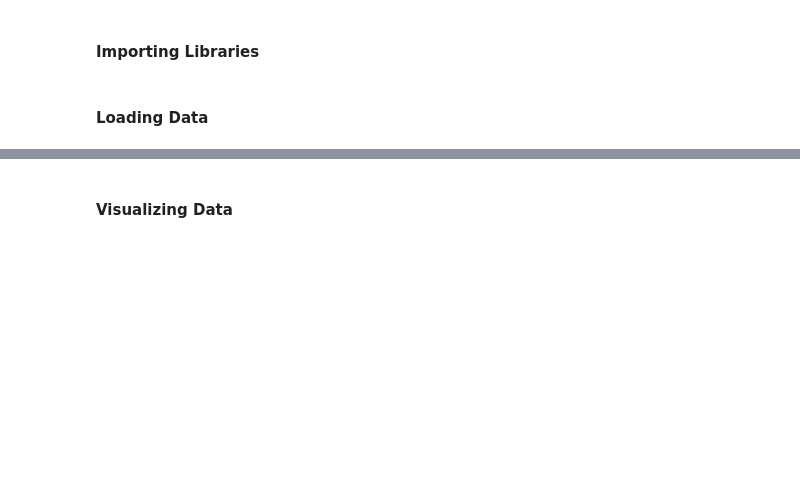
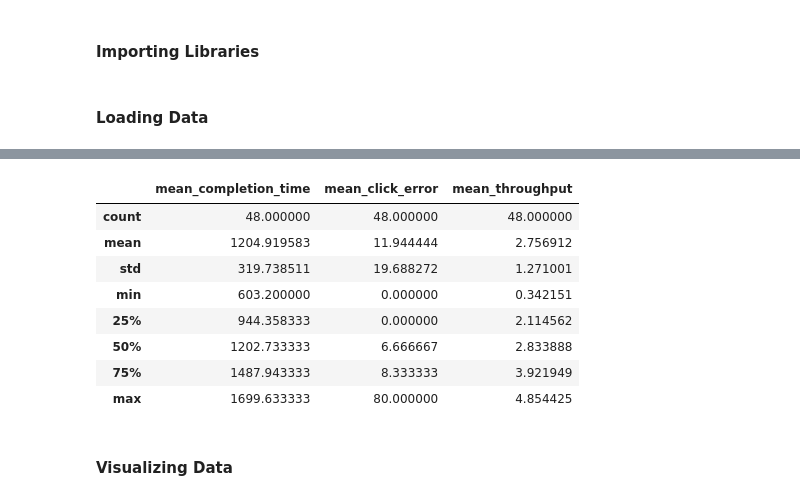
Before and after one commit to archit31uniyal/annova_test, a Jupyter notebook: Fittslaw_Graph_2ANOVA - Python.ipynb, the cells around one changed output, grey strips where cells are left out. Cells and saved outputs as stored; diff of their text form; code cells hidden in the pictures; blank space fills up the shorter version.

```diff
--- a/Fittslaw_Graph_2ANOVA - Python.ipynb
+++ b/Fittslaw_Graph_2ANOVA - Python.ipynb
@@ -50,6 +50,18 @@ df.head()
 | 2 | P1 | S0 | C3 | Non-Dominant | Touchpad | Intermediate | ... |
 | 3 | P1 | S0 | C2 | Dominant | Touchpad | Intermediate | ... |
 | 4 | P1 | S2 | C1 | Non-Dominant | Mouse | Intermediate | ... |
+# %%
+df.describe()
+# %% [output]
+|  | mean_completion_time | mean_click_error | mean_throughput |
+| count | 48.000000 | 48.000000 | 48.000000 |
+| mean | 1204.919583 | 11.944444 | 2.756912 |
+| std | 319.738511 | 19.688272 | 1.271001 |
+| min | 603.200000 | 0.000000 | 0.342151 |
+| 25% | 944.358333 | 0.000000 | 2.114562 |
+| 50% | 1202.733333 | 6.666667 | 2.833888 |
+| 75% | 1487.943333 | 8.333333 | 3.921949 |
+| max | 1699.633333 | 80.000000 | 4.854425 |
 # %% [markdown]
 #### **Visualizing Data**
 # %%
```
Also changed, not shown: parts of 1 cell of this notebook.
